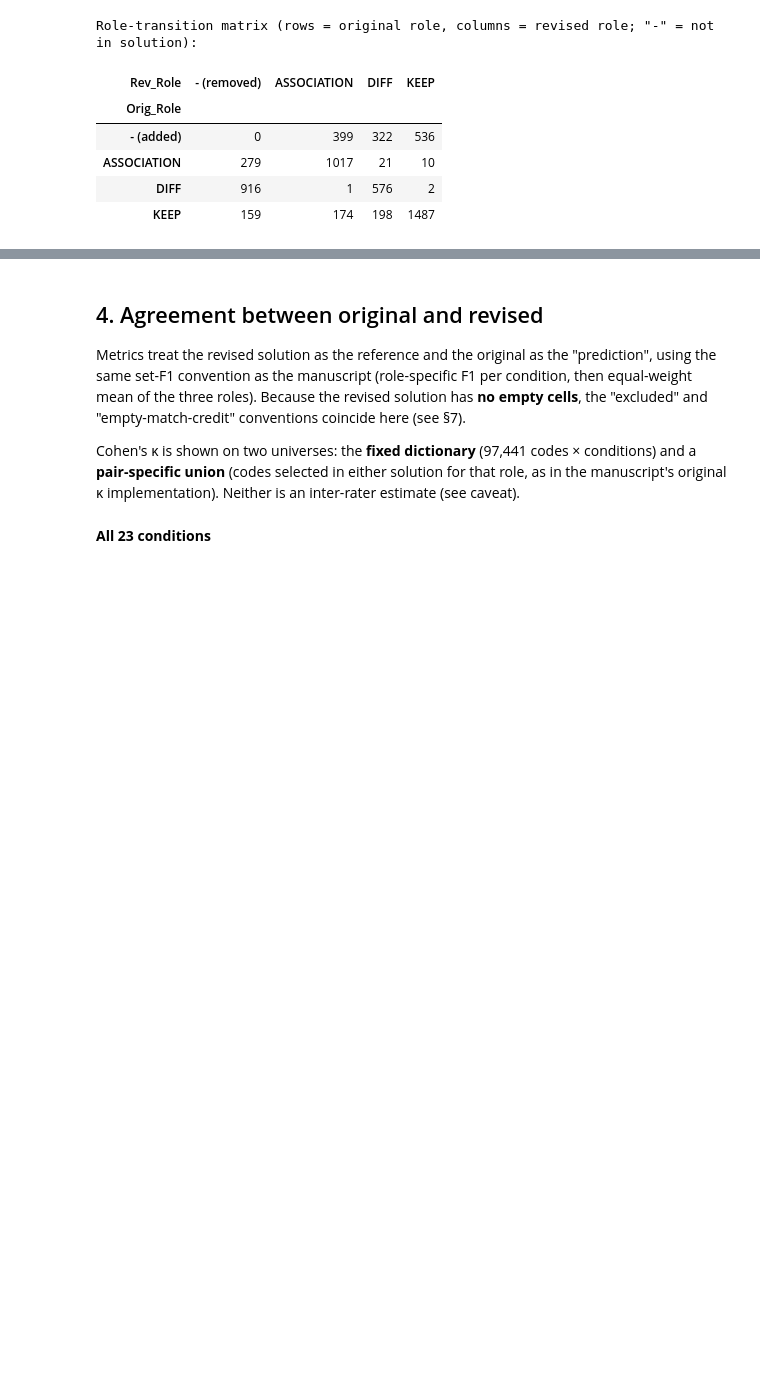
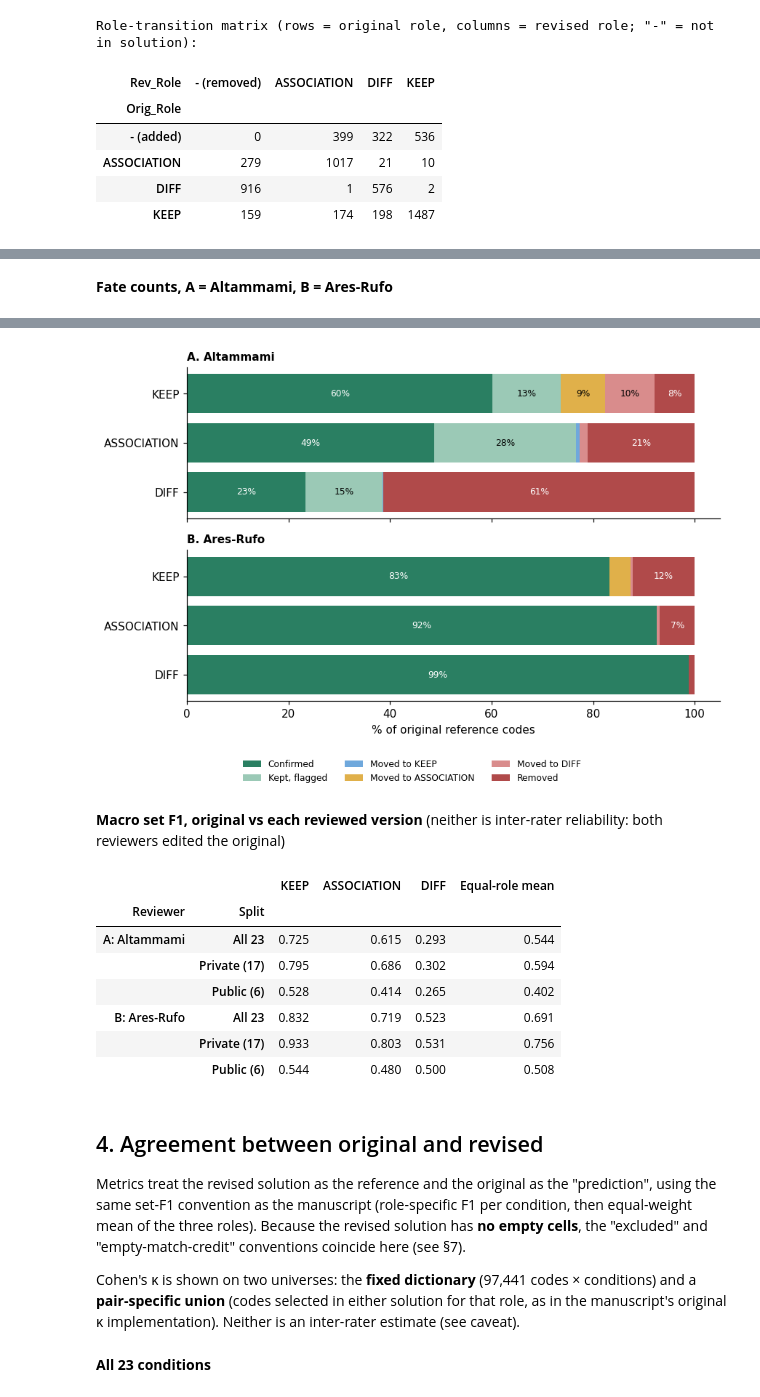
Before and after one commit to csisc/CohortX, a Jupyter notebook: CohortX_Task_3_Dataset_Evaluation.ipynb, the cells around one changed output, grey strips where cells are left out. Drawn from its saved outputs; the diff is of its cells as text; code cells hidden in the pictures; blank space fills up the shorter version.

```diff
--- a/CohortX_Task_3_Dataset_Evaluation.ipynb
+++ b/CohortX_Task_3_Dataset_Evaluation.ipynb
@@ -240,0 +378,50 @@ Role-transition matrix (rows = original role, columns = revised role; "-" = not
+# %%
+FATES = ['Confirmed', 'Kept, flagged', 'Moved to KEEP', 'Moved to ASSOCIATION', 'Moved to DIFF', 'Removed']
+colors = ['#2a7f62', '#9bc9b6', '#6fa8dc', '#e0b04a', '#d98c8c', '#b04a4a']
+def fates(st, flagged=None):
+    o = st[st.Orig_Role.notna()].copy()
+    def fate_(r):
+        if r.Status == 'removed': return 'Removed'
+        if r.Status == 'moved': return 'Moved to ' + r.New_Role
+        return 'Kept, flagged' if flagged and (r.Condition, r.Code) in flagged else 'Confirmed'
+    o['Fate'] = [fate_(r) for r in o.itertuples()]
+    t = pd.crosstab(o.Orig_Role, o.Fate).reindex(index=ROLES, columns=FATES, fill_value=0)
+    t['Original total'] = t.sum(axis=1); return t
+
+def prf(a, b):
+    tp = len(a & b); p = tp/len(a) if a else 0.0; r = tp/len(b) if b else 0.0
+    f = 2*p*r/(p+r) if p+r else 0.0
+    return p, r, f
+
+def f1_cell(a, b, convention='historical'):
+    if not a and not b: return 1.0 if convention == 'historical' else np.nan
+    return prf(a, b)[2]
+fl_keys = set(zip(chg[chg.Flagged & (chg.Status == 'unchanged')].Condition, chg[chg.Flagged & (chg.Status == 'unchanged')].Code))
+fate_A, fate_B = fates(stA, fl_keys), fates(stB)           # B recorded no flags, so her kept codes are all "Confirmed"
+display(Markdown('**Fate counts, A = Altammami, B = Ares-Rufo**')); display(pd.concat({'A: Altammami': fate_A, 'B: Ares-Rufo': fate_B}))
+
+fig, axs = plt.subplots(2, 1, figsize=(8, 5.6), sharex=True)
+for ax, (ttl, t) in zip(axs, [('A. Altammami', fate_A), ('B. Ares-Rufo', fate_B)]):
+    pct = t[FATES].div(t['Original total'], axis=0) * 100; left = np.zeros(3)
+    for f_, c_ in zip(FATES, colors):
+        ax.barh(ROLES, pct[f_], left=left, color=c_, label=f_)
+        for i, (l_, v_) in enumerate(zip(left, pct[f_])):
+            if v_ >= 6: ax.text(l_ + v_/2, i, f'{v_:.0f}%', ha='center', va='center', fontsize=8, color='white' if f_ in ('Confirmed', 'Removed') else 'black')
+        left += pct[f_].values
+    ax.invert_yaxis(); ax.set_title(ttl, loc='left', fontsize=10, fontweight='bold')
+    ax.spines['top'].set_visible(False); ax.spines['right'].set_visible(False)
+axs[1].set_xlabel('% of original reference codes')
+h_, l_ = axs[1].get_legend_handles_labels(); fig.legend(h_, l_, ncol=3, fontsize=8, loc='lower center', frameon=False)
+plt.tight_layout(rect=(0, 0.09, 1, 1)); plt.show()
+
+priv_ = [c for c in CONDS if SPLIT[c] == 'Private']; pub_ = [c for c in CONDS if SPLIT[c] == 'Public']
+rows = []
+for nm, X in [('A: Altammami', R), ('B: Ares-Rufo', B)]:
+    for split, cs in [('All 23', CONDS), ('Private (17)', priv_), ('Public (6)', pub_)]:
+        rows.append({'Reviewer': nm, 'Split': split, **{k: np.nanmean([f1_cell(O[(c, k)], X[(c, k)], 'excluded') for c in cs]) for k in ROLES}})
+orig_vs_rev = pd.DataFrame(rows).set_index(['Reviewer', 'Split'])
+orig_vs_rev['Equal-role mean'] = orig_vs_rev.mean(axis=1)
+display(Markdown('**Macro set F1, original vs each reviewed version** (neither is inter-rater reliability: both reviewers edited the original)'))
+display(orig_vs_rev)
+# %% [output]
+**Fate counts, A = Altammami, B = Ares-Rufo**
@@ -241,3 +436,13 @@ Role-transition matrix (rows = original role, columns = revised role; "-" = not
+[figure, added]
+**Macro set F1, original vs each reviewed version** (neither is inter-rater reliability: both reviewers edited the original)
+|  |  | KEEP | ASSOCIATION | DIFF | Equal-role mean |
+| Reviewer | Split |  |  |  |  |
+| A: Altammami | All 23 | 0.725 | 0.615 | 0.293 | 0.544 |
+|  | Private (17) | 0.795 | 0.686 | 0.302 | 0.594 |
+|  | Public (6) | 0.528 | 0.414 | 0.265 | 0.402 |
+| B: Ares-Rufo | All 23 | 0.832 | 0.719 | 0.523 | 0.691 |
+|  | Private (17) | 0.933 | 0.803 | 0.531 | 0.756 |
+|  | Public (6) | 0.544 | 0.480 | 0.500 | 0.508 |
 # %% [markdown]
 ## 4. Agreement between original and revised
 Metrics treat the revised solution as the reference and the original as the "prediction", using the same set-F1 convention as the manuscript (role-specific F1 per condition, then equal-weight mean of the three roles). Because the revised solution has **no empty cells**, the "excluded" and "empty-match-credit" conventions coincide here (see §7).
```
Also changed, not shown: parts of 22 cells of this notebook.
